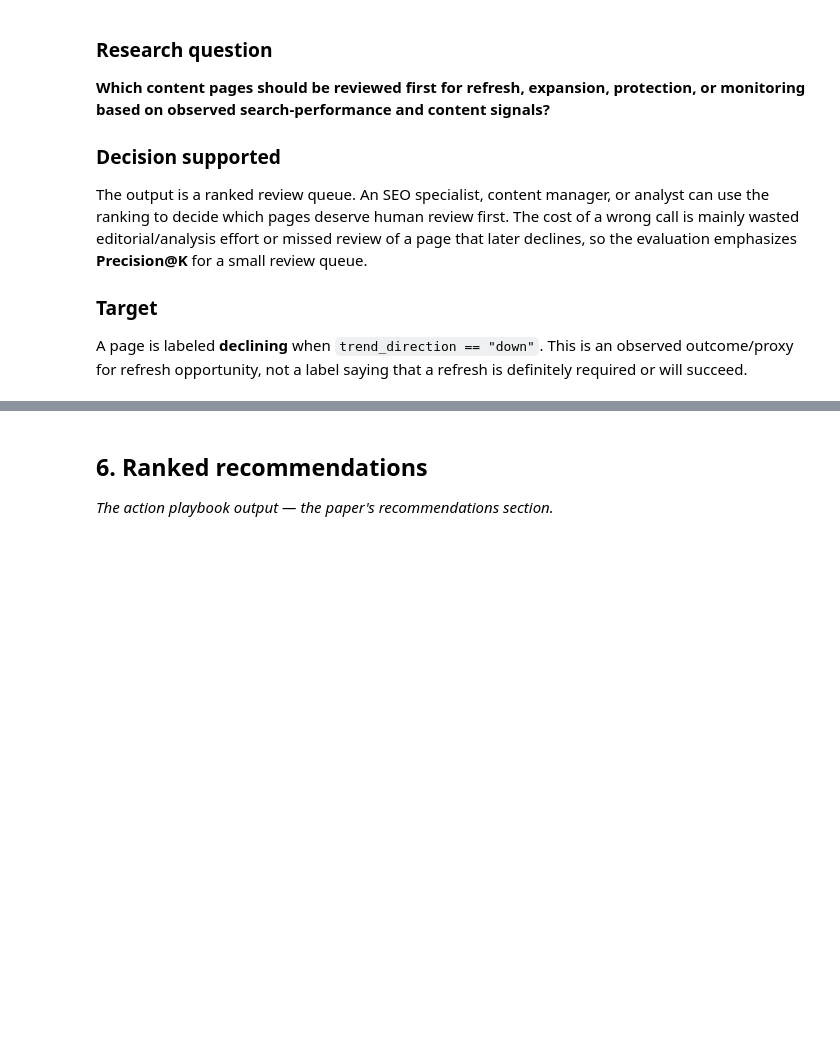
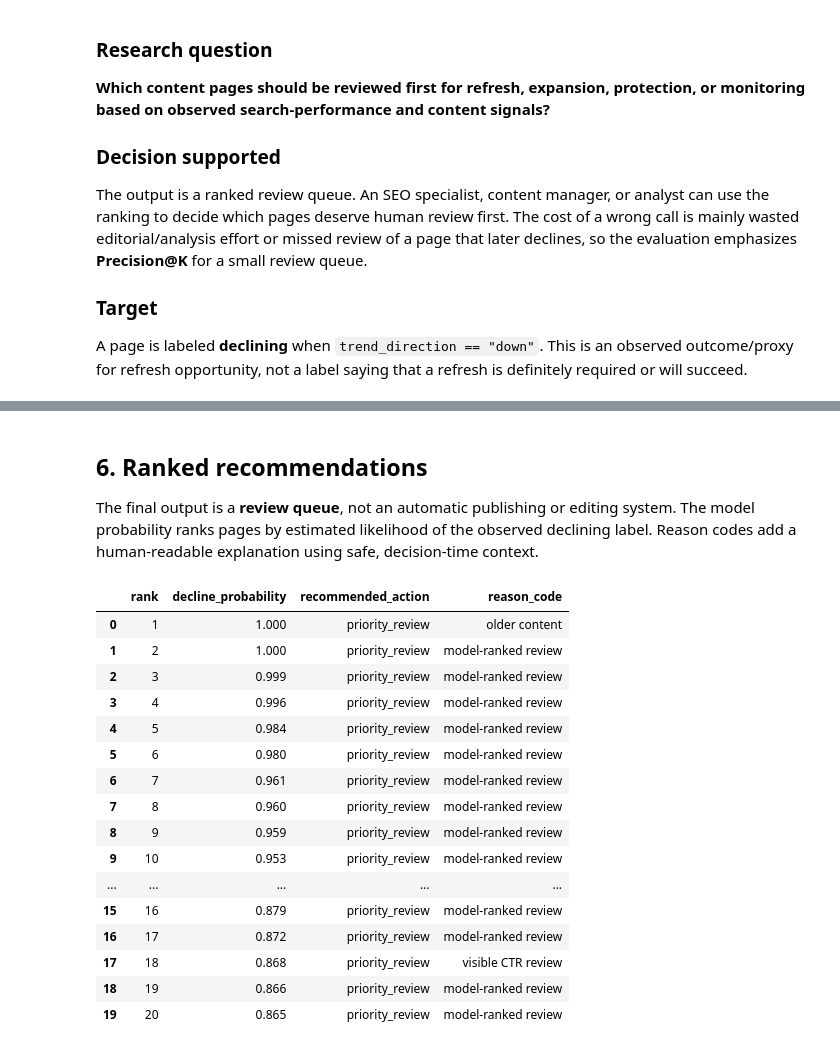
Before and after one commit to ShahvezAli784/-flyrank-machine-learning, a Jupyter notebook: work/notebooks/capstone.ipynb, the cells around one changed output, grey strips where cells are left out. Drawn from its saved outputs; the diff is of its cells as text; code cells hidden in the pictures; blank space fills up the shorter version.

```diff
--- a/work/notebooks/capstone.ipynb
+++ b/work/notebooks/capstone.ipynb
@@ -116,0 +343,9 @@ data/raw/content_refresh_anonymized.csv
+# %%
+learned = comparison[comparison["Model"] != "Week-4 Baseline"].copy()
+best_row = learned.sort_values(["Precision@50", "PR-AUC", "ROC-AUC"], ascending=False).iloc[0]
+best_model_name = best_row["Model"]
+
+print("Selected learned model:", best_model_name)
+print(f"Precision@50: {best_row['Precision@50']:.3f}")
+print(f"PR-AUC: {best_row['PR-AUC']:.3f}")
+print(f"ROC-AUC: {best_row['ROC-AUC']:.3f}")
@@ -121,4 +487,66 @@ data/raw/content_refresh_anonymized.csv
 # %% [markdown]
 ## 6. Ranked recommendations
 
-*The action playbook output — the paper's recommendations section.*
+The final output is a **review queue**, not an automatic publishing or editing system. The model probability ranks pages by estimated likelihood of the observed declining label. Reason codes add a human-readable explanation using safe, decision-time context.
+# %%
+# Fit the selected model on all modeling rows to create the final decision-support ranking.
+final_pipeline = Pipeline([
+    ("preprocessor", preprocessor),
+    ("model", models[best_model_name]),
+])
+final_pipeline.fit(X, y)
+model_df["decline_probability"] = final_pipeline.predict_proba(X)[:, 1]
+
+ranked = model_df.copy()
+ranked["stale_flag"] = (ranked["days_since_last_update"] >= 180)
+raked_visible = ranked["impressions_90d"] >= 500
+ranked["visible_flag"] = raked_visible
+
+def reason_codes(row):
+    reasons = []
+    if row["stale_flag"] and row["visible_flag"]:
+        reasons.append("stale + visible")
+    elif row["stale_flag"]:
+        reasons.append("stale content")
+    if row["ctr"] < ranked["ctr"].median() and row["impressions_90d"] >= 500:
+        reasons.append("visible CTR review")
+    if row["engagement_rate"] < ranked["engagement_rate"].median() and row["sessions_90d"] > 0:
+        reasons.append("engagement review")
+    if row["content_age_days"] >= ranked["content_age_days"].quantile(0.75):
+        reasons.append("older content")
+    return "; ".join(reasons) if reasons else "model-ranked review"
+
+ranked["reason_code"] = ranked.apply(reason_codes, axis=1)
+ranked["recommended_action"] = np.select(
+    [
+        (ranked["decline_probability"] >= 0.75) & ranked["stale_flag"] & ranked["visible_flag"],
+        ranked["decline_probability"] >= 0.75,
+        ranked["decline_probability"] >= 0.50,
+    ],
+    ["refresh_and_review", "priority_review", "monitor_closely"],
+    default="monitor",
+)
+ranked = ranked.sort_values("decline_probability", ascending=False).reset_index(drop=True)
+ranked["rank"] = np.arange(1, len(ranked) + 1)
+
+queue_cols = ["rank", "decline_probability", "recommended_action", "reason_code"]
+queue = ranked[queue_cols].copy()
+queue.head(20).style.format({"decline_probability": "{:.3f}"})
+# %% [output]
+|  | rank | decline_probability | recommended_action | reason_code |
+| 0 | 1 | 1.000 | priority_review | older content |
+| 1 | 2 | 1.000 | priority_review | model-ranked review |
+| 2 | 3 | 0.999 | priority_review | model-ranked review |
+| 3 | 4 | 0.996 | priority_review | model-ranked review |
+| 4 | 5 | 0.984 | priority_review | model-ranked review |
+| 5 | 6 | 0.980 | priority_review | model-ranked review |
+| 6 | 7 | 0.961 | priority_review | model-ranked review |
+| 7 | 8 | 0.960 | priority_review | model-ranked review |
+| 8 | 9 | 0.959 | priority_review | model-ranked review |
+| 9 | 10 | 0.953 | priority_review | model-ranked review |
+| ... | ... | ... | ... | ... |
+| 15 | 16 | 0.879 | priority_review | model-ranked review |
+| 16 | 17 | 0.872 | priority_review | model-ranked review |
+| 17 | 18 | 0.868 | priority_review | visible CTR review |
+| 18 | 19 | 0.866 | priority_review | model-ranked review |
+| 19 | 20 | 0.865 | priority_review | model-ranked review |
```
Also changed, not shown: parts of 27 cells of this notebook.
